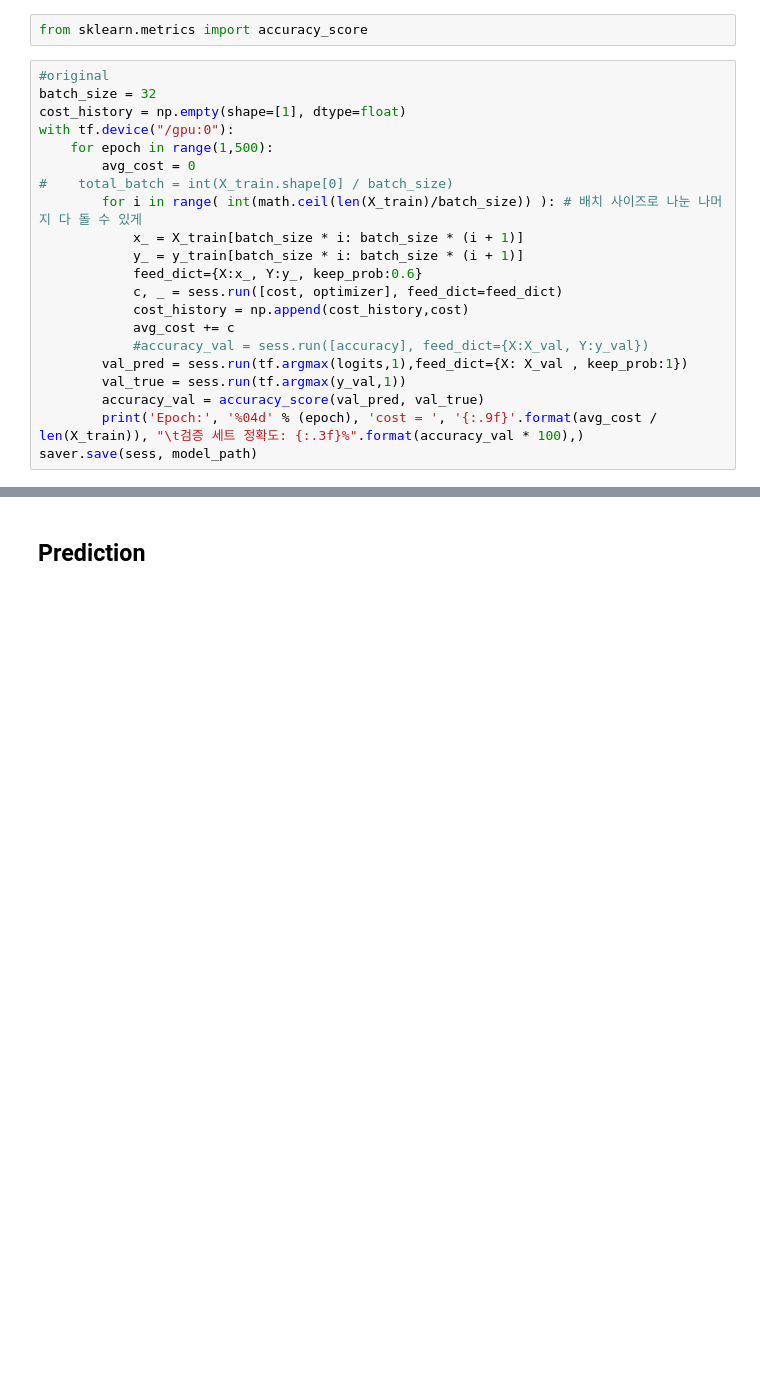
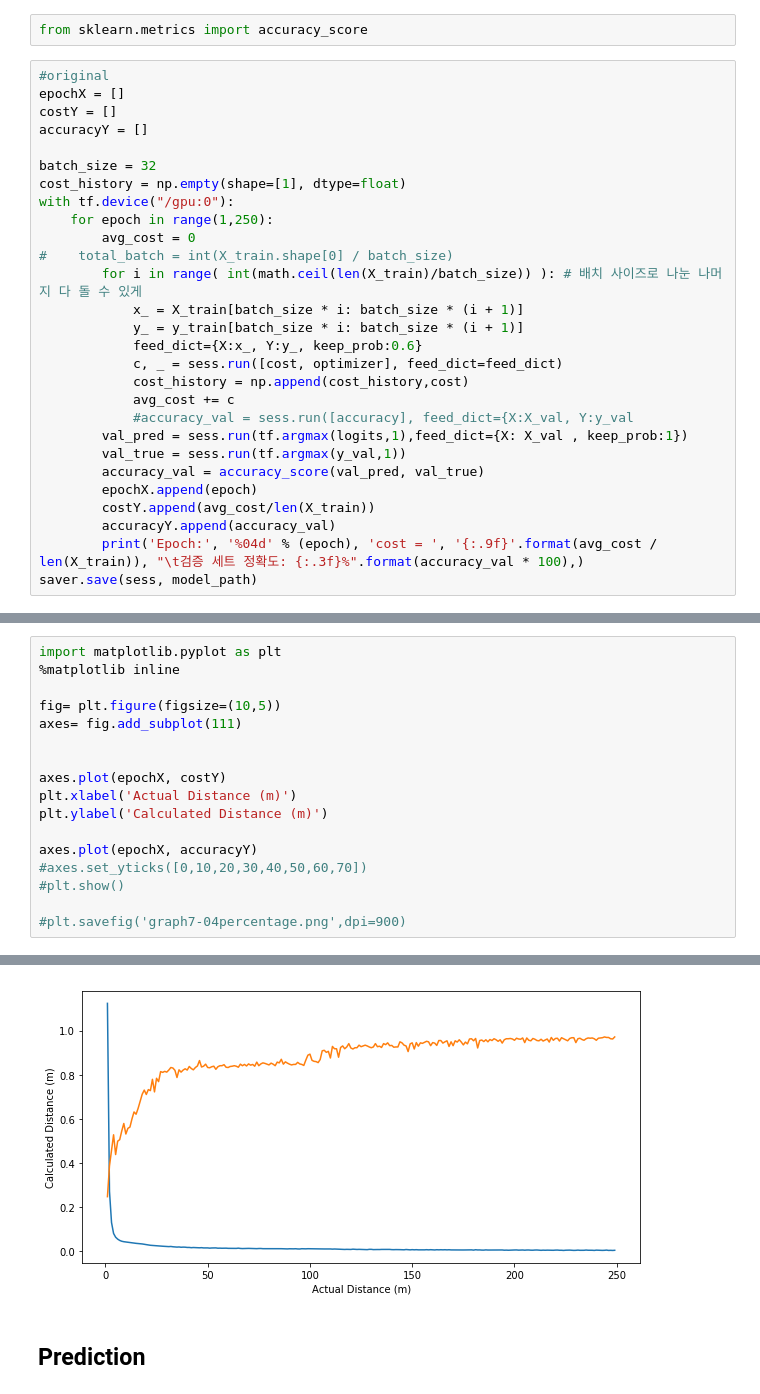
Before and after one commit to gunhoo/Drone-Tracking, a Jupyter notebook: notebook/DNN/Dense-Train-7.ipynb, the cells around one changed output, grey strips where cells are left out. Drawn from its saved outputs; the diff is of its cells as text; blank space fills up the shorter version.

```diff
--- a/notebook/DNN/Dense-Train-7.ipynb
+++ b/notebook/DNN/Dense-Train-7.ipynb
@@ -244,10 +244,14 @@ with tf.name_scope("eval"):
 from sklearn.metrics import accuracy_score
 # %%
 #original
+epochX = []
+costY = []
+accuracyY = []
+
 batch_size = 32
 cost_history = np.empty(shape=[1], dtype=float)
 with tf.device("/gpu:0"):
-    for epoch in range(1,500):
+    for epoch in range(1,250):
         avg_cost = 0
 #    total_batch = int(X_train.shape[0] / batch_size)
         for i in range( int(math.ceil(len(X_train)/batch_size)) ): # 배치 사이즈로 나눈 나머지 다 돌 수 있게
@@ -257,10 +261,13 @@ with tf.device("/gpu:0"):
             c, _ = sess.run([cost, optimizer], feed_dict=feed_dict)
             cost_history = np.append(cost_history,cost)
             avg_cost += c
-            #accuracy_val = sess.run([accuracy], feed_dict={X:X_val, Y:y_val})
+            #accuracy_val = sess.run([accuracy], feed_dict={X:X_val, Y:y_val
         val_pred = sess.run(tf.argmax(logits,1),feed_dict={X: X_val , keep_prob:1})
         val_true = sess.run(tf.argmax(y_val,1))
         accuracy_val = accuracy_score(val_pred, val_true)
+        epochX.append(epoch)
+        costY.append(avg_cost/len(X_train))
+        accuracyY.append(accuracy_val)
         print('Epoch:', '%04d' % (epoch), 'cost = ', '{:.9f}'.format(avg_cost / len(X_train)), "\t검증 세트 정확도: {:.3f}%".format(accuracy_val * 100),)
 saver.save(sess, model_path)
 # %% [output]
@@ -284 +291,19 @@ Epoch: 0499 cost =  0.004781242         검증 세트 정확도: 94.786%
 '../../model/DNN/7_dense_model'
+# %%
+import matplotlib.pyplot as plt
+%matplotlib inline
+
+fig= plt.figure(figsize=(10,5))
+axes= fig.add_subplot(111)
+
+
+axes.plot(epochX, costY)
+plt.xlabel('Actual Distance (m)')
+plt.ylabel('Calculated Distance (m)')
+
+axes.plot(epochX, accuracyY)
+#axes.set_yticks([0,10,20,30,40,50,60,70])
+#plt.show()
+
+#plt.savefig('graph7-04percentage.png',dpi=900)
+# %% [output]
@@ -285,3 +311,4 @@ Epoch: 0499 cost =  0.004781242         검증 세트 정확도: 94.786%
+[figure, added]
 # %% [markdown]
 ## Prediction
 # %%
```
Also changed, not shown: parts of 10 cells of this notebook, 17 other files.
